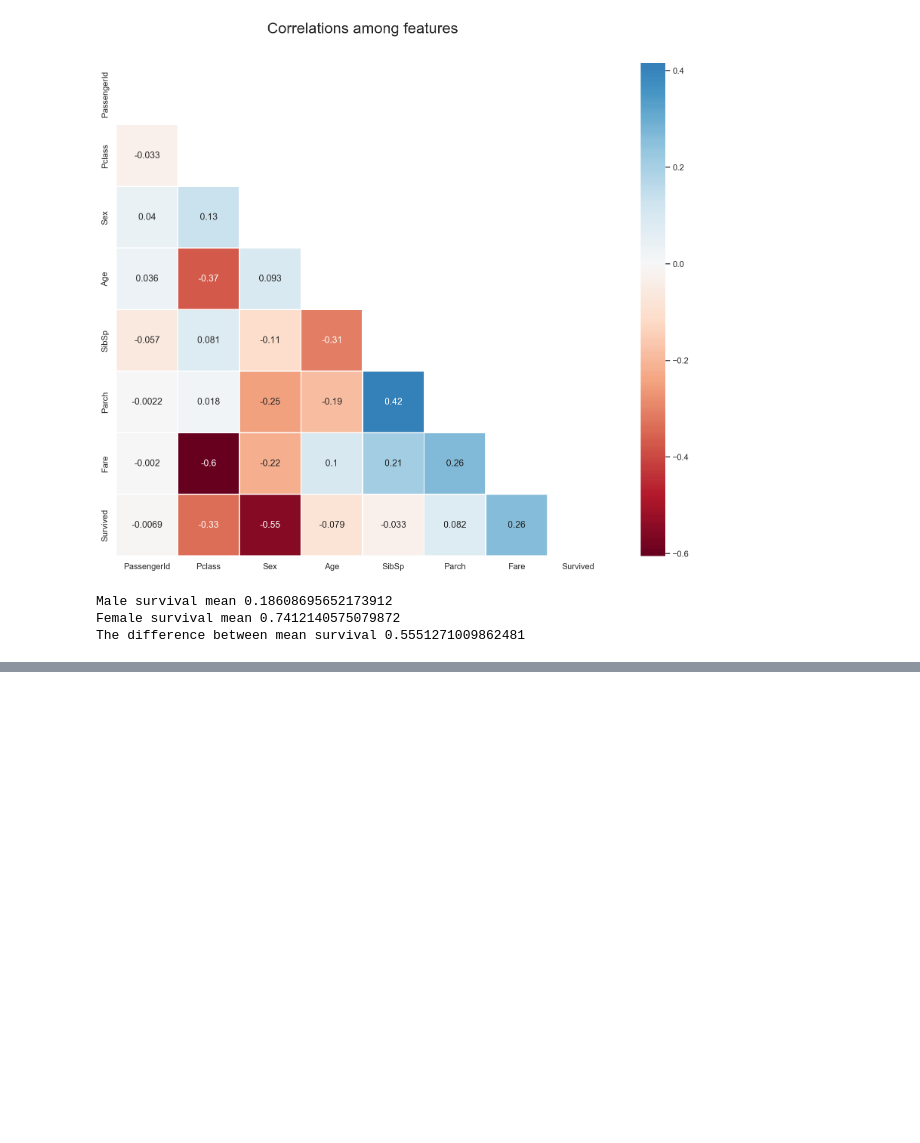
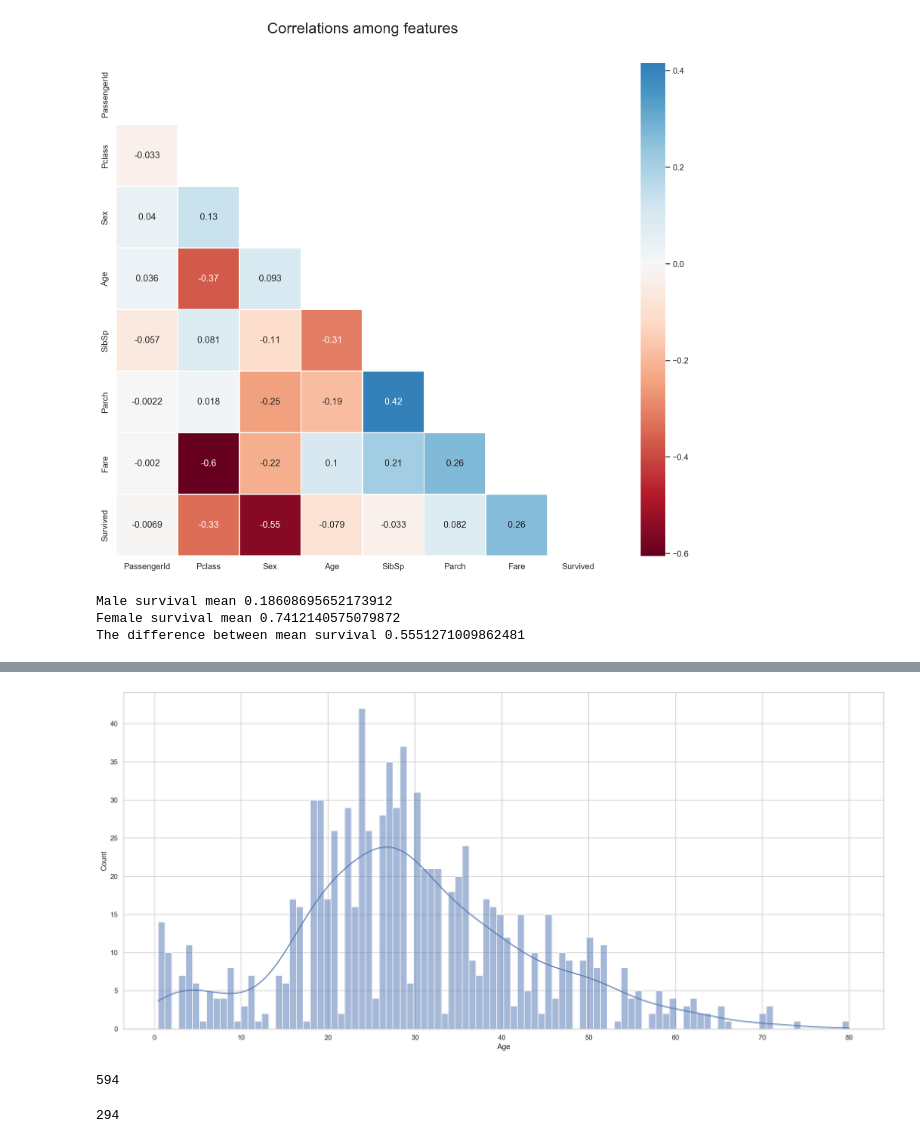
Before and after one commit to ehtesam3154/kaggle_titanic, a Jupyter notebook: titanic/titanic_source_code.ipynb, the cells around one changed output, grey strips where cells are left out. Cells and saved outputs as stored; diff of their text form; code cells hidden in the pictures; blank space fills up the shorter version.

```diff
--- a/titanic/titanic_source_code.ipynb
+++ b/titanic/titanic_source_code.ipynb
@@ -928,0 +870,7 @@ test = pd.concat([test[["Age", "Sex"]], test.loc[:,"SibSp":]], axis=1)
+# %%
+## Let's look at the age histogram
+
+plt.subplots(figsize = (22,10))
+sns.histplot(train.Age, bins = 100, kde = True);
+# %% [output]
+[figure, added]
@@ -928,0 +926,8 @@ test = pd.concat([test[["Age", "Sex"]], test.loc[:,"SibSp":]], axis=1)
+# %%
+len(X_train)
+# %% [output]
+594
+# %%
+len(X_test)
+# %% [output]
+294
```
Also changed, not shown: parts of 77 cells of this notebook.
